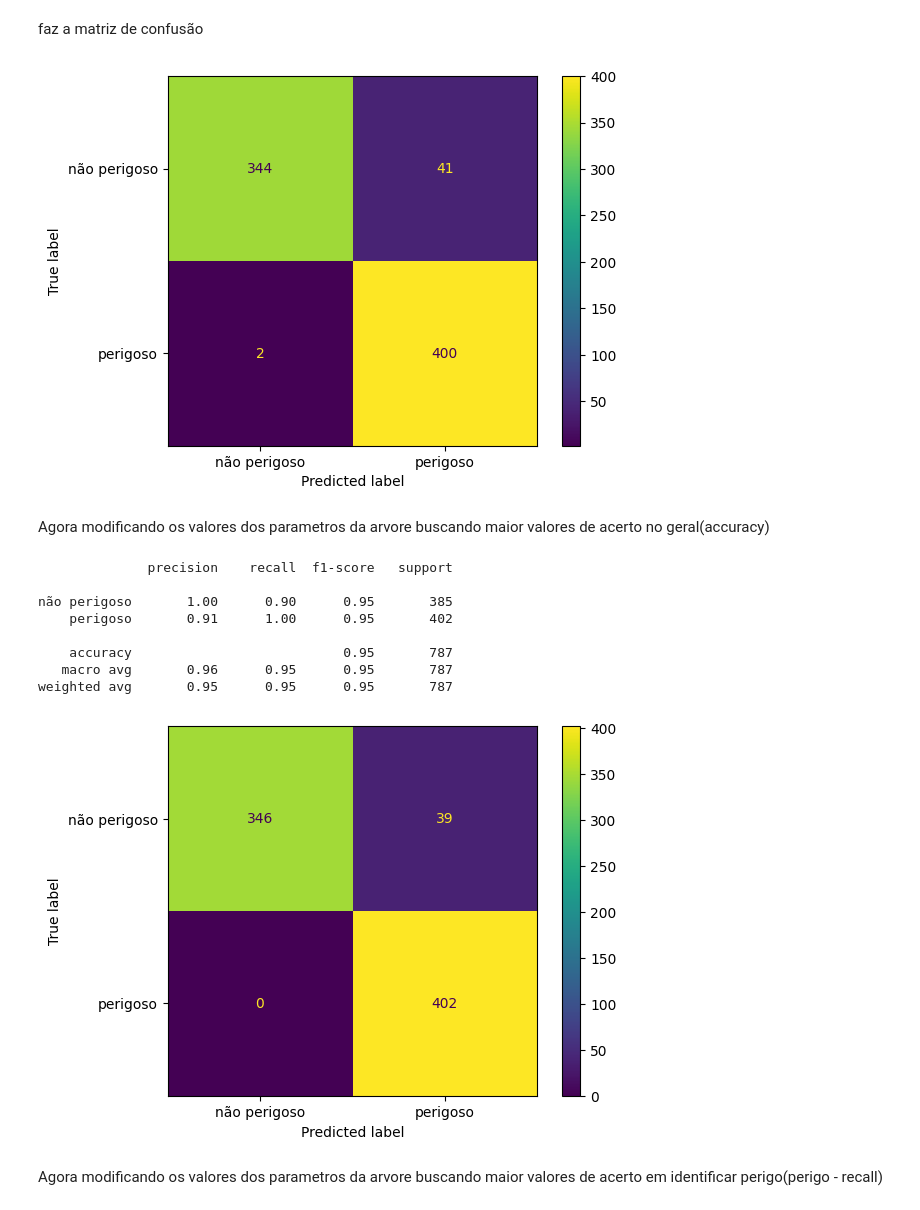
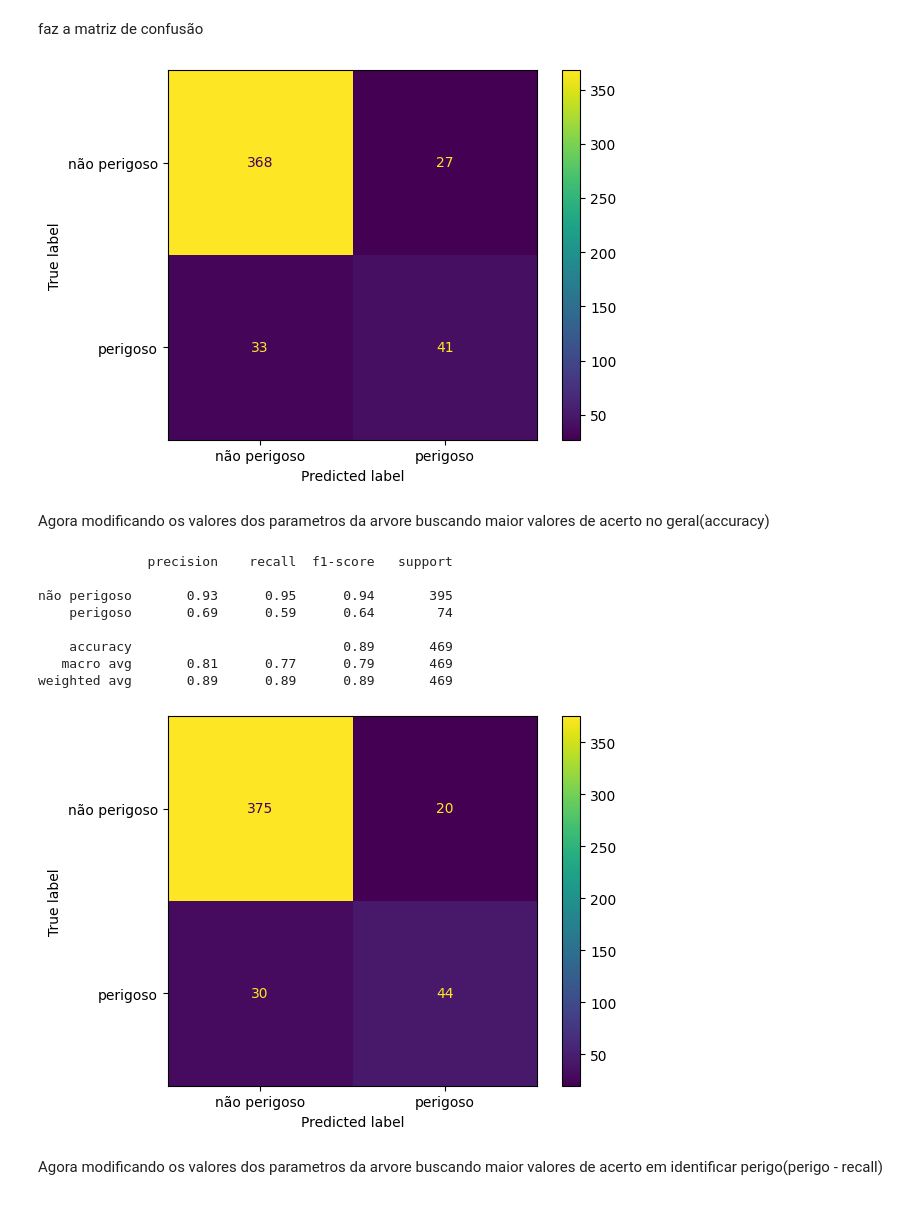
Before and after one commit to gabrielmaiaaa/IA-Inteligencia-Asteroide, a Jupyter notebook: Codigos/IA.ipynb, the cells around one changed output. Cells and saved outputs as stored; diff of their text form; code cells hidden in the pictures.

```diff
--- a/Codigos/IA.ipynb
+++ b/Codigos/IA.ipynb
@@ -85,2 +67,2 @@ Separa em casos de treino e caso de teste, sendo 90% pra treino e 10% para testa
 # %%
-x_train, x_test, y_train, y_test = train_test_split(x_balanced, y_balanced, test_size=0.1, random_state=42)
+x_train, x_test, y_train, y_test = train_test_split(x, y, test_size=0.1, random_state=42)
@@ -89,8 +69,3 @@ tratar o dados para melhor utilização
-# %%
-# Normalizar os dados
-scaler = StandardScaler()
-x_train = scaler.fit_transform(x_train)
-x_test = scaler.transform(x_test)
 # %% [markdown]
 Agora começa os classificadores, primeiro arvore de descisão:
 Cria a arvore de decisão(padrão)
@@ -128,45 +103,50 @@ disp = ConfusionMatrixDisplay(confusion_matrix=cm,display_labels=['não perigoso
 disp.plot()
 plt.show()
 # %% [output]
-[figure, old version]
+[figure, new version]
 # %% [markdown]
 Agora modificando os valores dos parametros da arvore buscando maior valores de acerto no geral(accuracy)
 # %%
 clf = tree.DecisionTreeClassifier(
         criterion= 'entropy',
-        max_depth= 40,
+        ccp_alpha= 0.0,
+        max_depth= None,
+        max_features= None,
+        max_leaf_nodes= None,
+        min_impurity_decrease= 0.0,
         min_samples_leaf= 1,
         min_samples_split= 2,
+        min_weight_fraction_leaf= 0.0,
         splitter= 'best',
-        #random_state=42,
-        #class_weight='balanced'
+        random_state=42,
+        class_weight='balanced'
 )
 
 #treina a arvore
 clf.fit(x_train,y_train)
 
 #faz o predict das amostras que a gente deixou como teste
 y_pred = clf.predict(x_test)
 
 #faz o relatório de métricas
 target_names = ['não perigoso', 'perigoso']
 print(classification_report(y_test, y_pred, target_names=target_names))
 
 #faz a matriz de confusão
 cm = confusion_matrix(y_test, y_pred, labels=clf.classes_)
 disp = ConfusionMatrixDisplay(confusion_matrix=cm,display_labels=['não perigoso', 'perigoso'])
 disp.plot()
 plt.show()
 # %% [output]
               precision    recall  f1-score   support
 
-não perigoso       1.00      0.90      0.95       385
-    perigoso       0.91      1.00      0.95       402
+não perigoso       0.93      0.95      0.94       395
+    perigoso       0.69      0.59      0.64        74
 
-    accuracy                           0.95       787
-   macro avg       0.96      0.95      0.95       787
-weighted avg       0.95      0.95      0.95       787
+    accuracy                           0.89       469
+   macro avg       0.81      0.77      0.79       469
+weighted avg       0.89      0.89      0.89       469
-[figure, old version]
+[figure, new version]
 # %% [markdown]
 Agora modificando os valores dos parametros da arvore buscando maior valores de acerto em identificar perigo(perigo - recall)
 # %%
```
Also changed, not shown: parts of 16 cells of this notebook, 1 other file.
